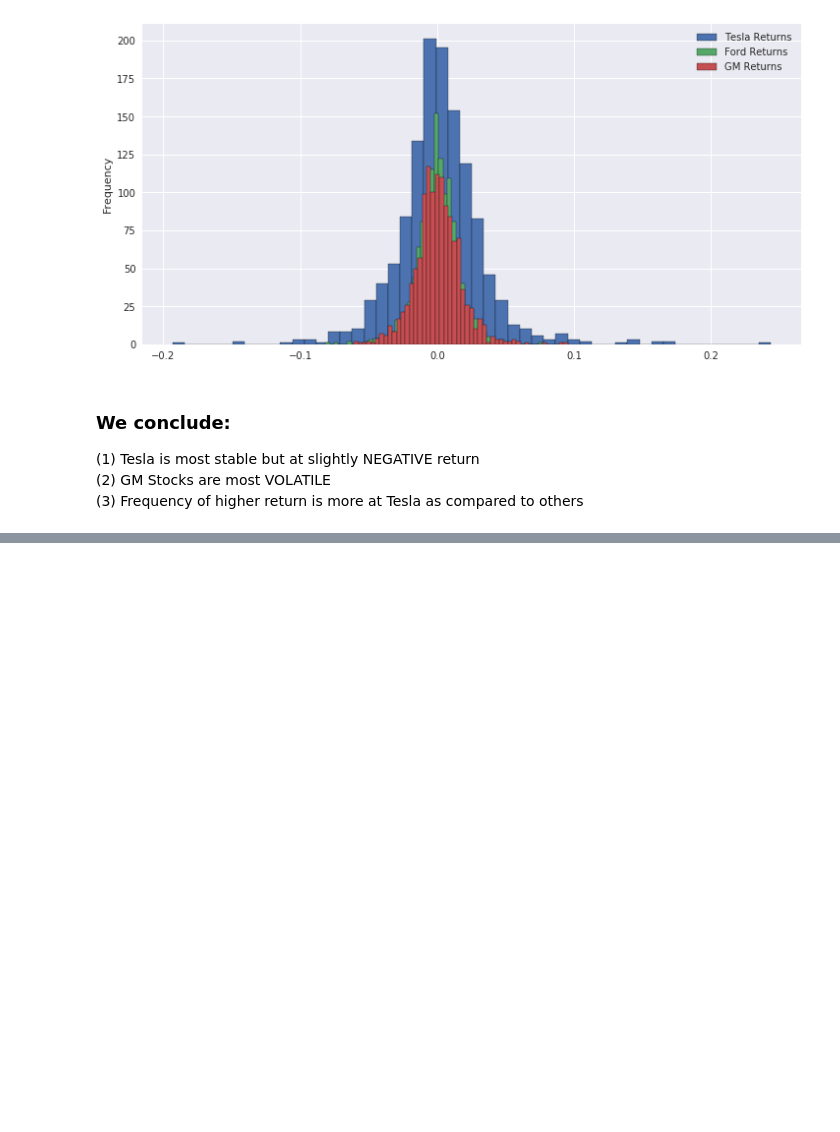
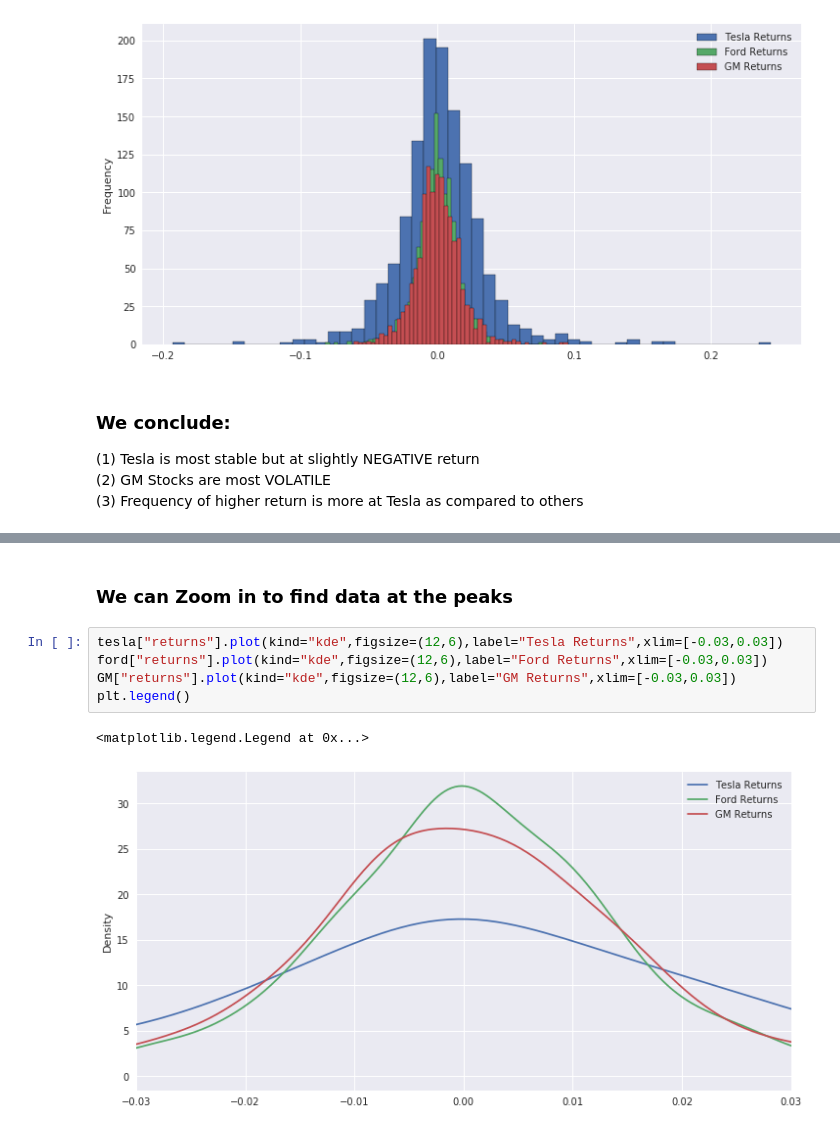
Before and after one commit to HeadHunTeR779/Stock-Analysis-of-Automobile-Giants, a Jupyter notebook: Stock_Analysis.ipynb, the cells around one changed output, grey strips where cells are left out. Cells and saved outputs as stored; diff of their text form; blank space fills up the shorter version.

```diff
--- a/Stock_Analysis.ipynb
+++ b/Stock_Analysis.ipynb
@@ -299,0 +310,10 @@ plt.legend()
+# %% [markdown]
+### We can Zoom in to find data at the peaks
+# %%
+tesla["returns"].plot(kind="kde",figsize=(12,6),label="Tesla Returns",xlim=[-0.03,0.03])
+ford["returns"].plot(kind="kde",figsize=(12,6),label="Ford Returns",xlim=[-0.03,0.03])
+GM["returns"].plot(kind="kde",figsize=(12,6),label="GM Returns",xlim=[-0.03,0.03])
+plt.legend()
+# %% [output]
+<matplotlib.legend.Legend at 0x...>
+[figure, added]
```
Also changed, not shown: parts of 9 cells of this notebook.
